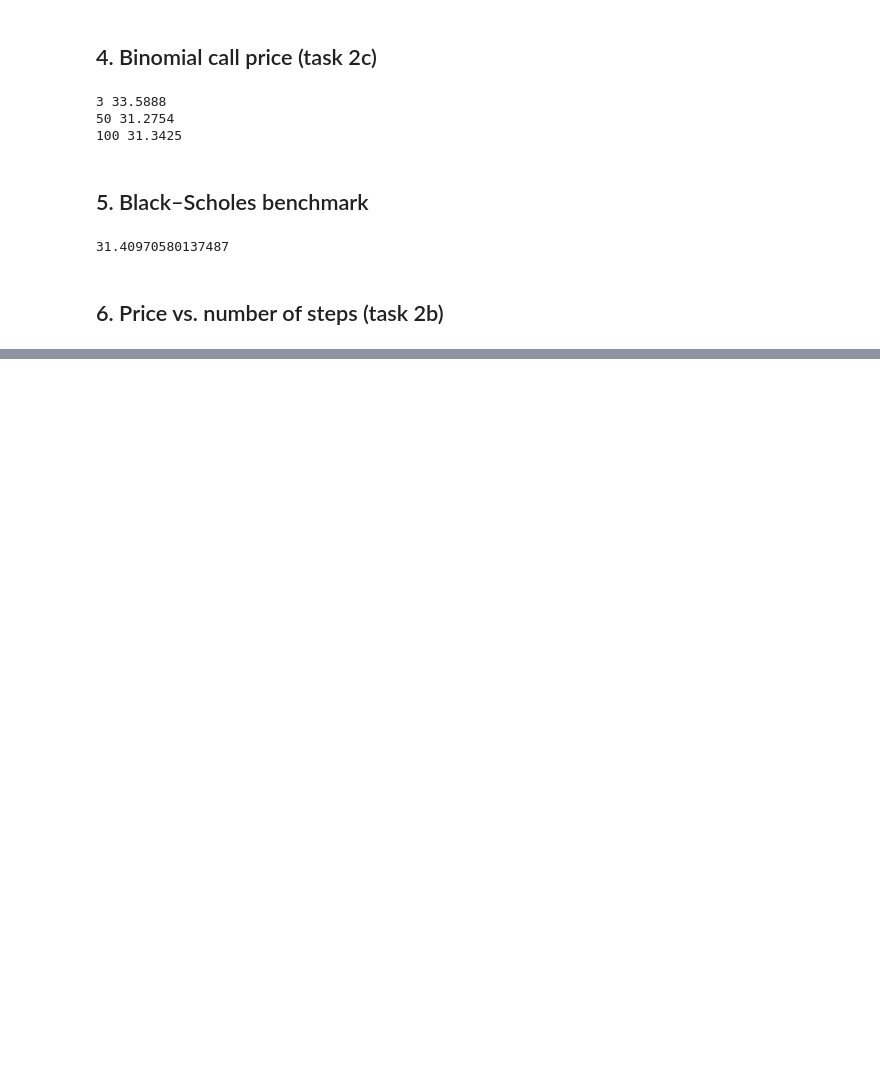
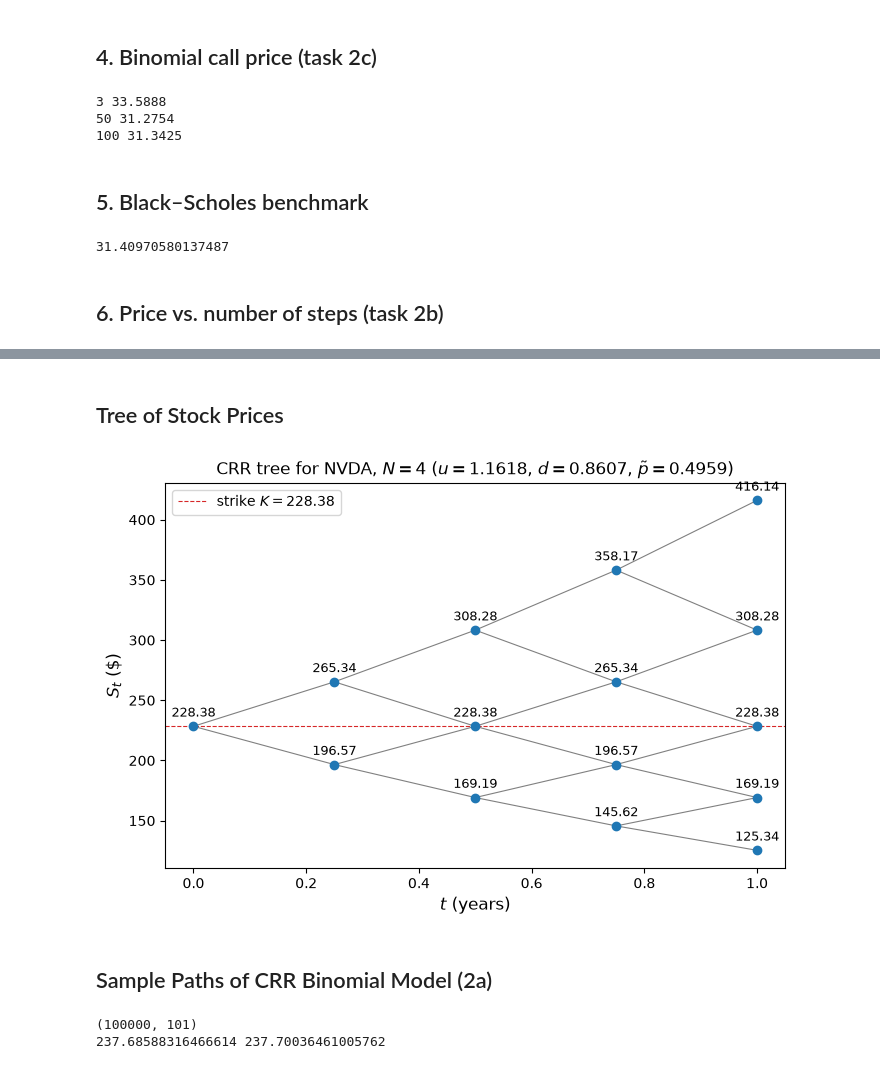
Before and after one commit to alecneme/STA2503, a Jupyter notebook: project1/02_binomial_crr.ipynb, the cells around one changed output, grey strips where cells are left out. Saved outputs shown, nothing was run; the diff lists cells and outputs as text; code cells hidden in the pictures; blank space fills up the shorter version.

```diff
--- a/project1/02_binomial_crr.ipynb
+++ b/project1/02_binomial_crr.ipynb
@@ -121,0 +150,48 @@ print(black_scholes_call(S0, K, T, r, sigma))     # expect ≈ 31.4097
+# %% [markdown]
+## Tree of Stock Prices
+# %%
+N_small = 4
+dt_s, u_s, d_s, p_s = crr_parameters(sigma, r, T, N_small)
+
+fig, ax = plt.subplots(figsize=(8, 5))
+for n in range(N_small + 1):                         # each time step n = 0..4
+    t_n = n * dt_s                                   # its time in years
+    S_n = prices_at_step(S0, u_s, d_s, n)            # all prices at this step
+    if n < N_small:                                  # draw branches to the next step
+        S_next = prices_at_step(S0, u_s, d_s, n + 1)
+        for j in range(n + 1):
+            ax.plot([t_n, t_n + dt_s], [S_n[j], S_next[j + 1]], color="grey", linewidth=0.8)  # up branch
+            ax.plot([t_n, t_n + dt_s], [S_n[j], S_next[j]],     color="grey", linewidth=0.8)  # down branch
+    ax.scatter(np.full(n + 1, t_n), S_n, color="C0", zorder=3)                                # the nodes
+    for j in range(n + 1):                                                                    # price labels
+        ax.annotate(f"{S_n[j]:.2f}", (t_n, S_n[j]), textcoords="offset points",
+                    xytext=(0, 7), ha="center", fontsize=9)
+
+ax.axhline(K, color="C3", linestyle="--", linewidth=0.8, label=f"strike $K = {K:.2f}$")
+ax.set_xlabel("$t$ (years)", fontsize=12)
+ax.set_ylabel("$S_t$ (\\$)", fontsize=12)
+ax.set_title(f"CRR tree for NVDA, $N = {N_small}$ "
+             f"($u = {u_s:.4f}$, $d = {d_s:.4f}$, $\\tilde p = {p_s:.4f}$)", fontsize=12)
+ax.legend(loc="upper left")
+fig.savefig(FIG_DIR / "part2_crr_tree.pdf", bbox_inches="tight")
+plt.show()
+# %% [output]
+[figure, added]
+# %% [markdown]
+## Sample Paths of CRR Binomial Model (2a)
+# %%
+def simulate_tree_paths(S0, sigma, r, T, N, n_paths, rng):
+    dt, u, d, p = crr_parameters(sigma, r, T, N)
+    t = np.linspace(0, T, N + 1)
+    up = rng.random(size = (n_paths, N)) < p
+    factors = np.where(up , u, d)
+    S = S0 * np.cumprod(factors, axis=1)
+    S = np.hstack([np.full((n_paths, 1), S0), S])
+    return t, S
+
+t_chk, S_chk = simulate_tree_paths(S0, sigma, r, T, 100, 100_000, np.random.default_rng(0))
+print(S_chk.shape)                                   # (100000, 101)
+print(S_chk[:, -1].mean(), S0 * np.exp(r * T))       # both ≈ 237.7
+# %% [output]
+(100000, 101)
+237.68588316466614 237.70036461005762
```
Also changed, not shown: parts of 7 cells of this notebook, 3 other files.
